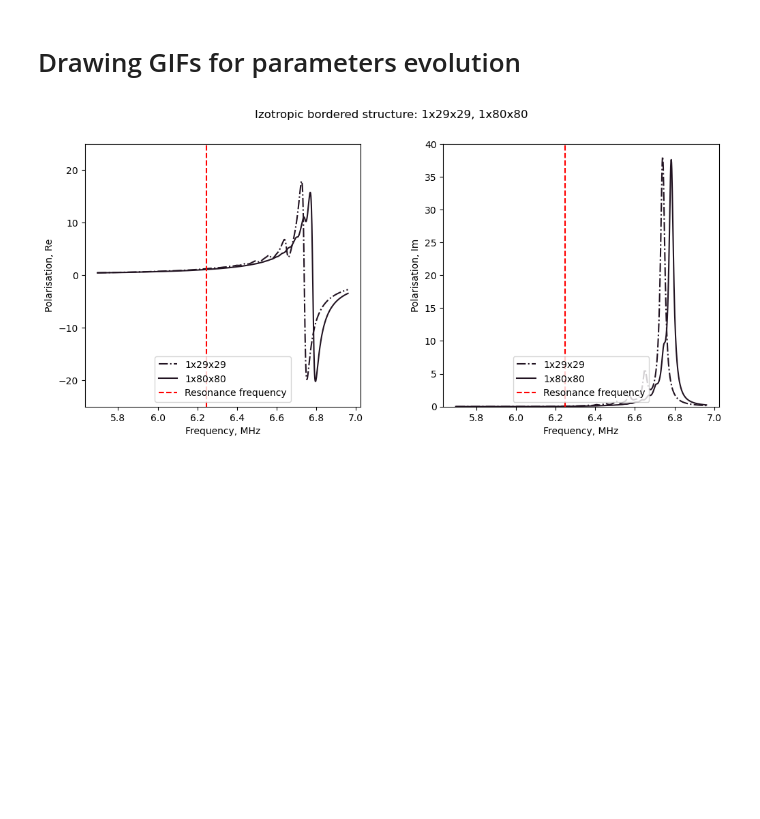
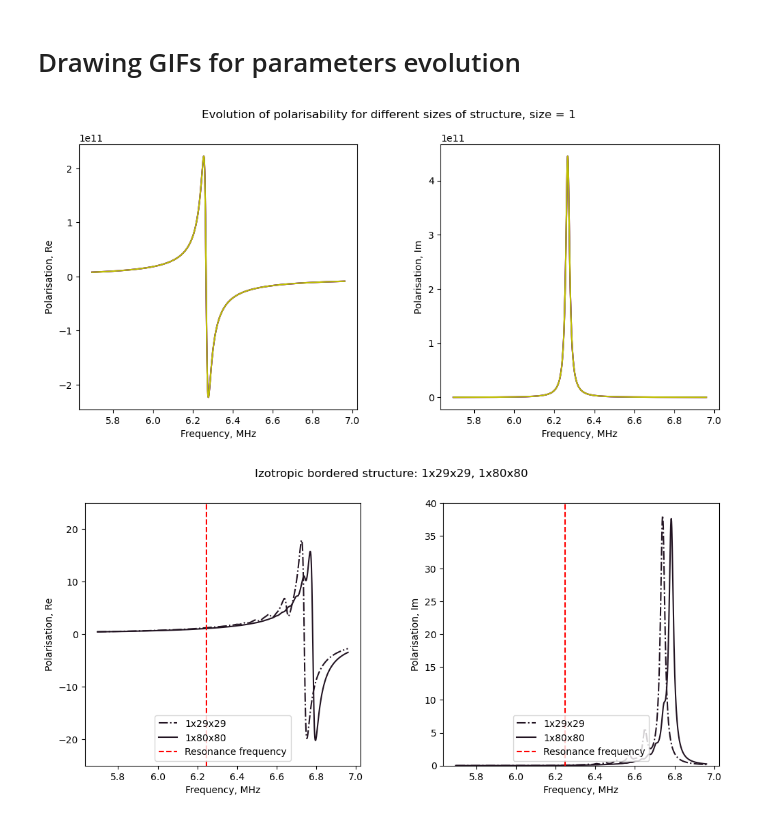
Before and after one commit to broshura/Discrete_Model_Of_Metamaterial_Lens, a Jupyter notebook: Code/FormComparing.ipynb, the cells around one changed output. Drawn from its saved outputs; the diff is of its cells as text; code cells hidden in the pictures; blank space fills up the shorter version.

```diff
--- a/Code/FormComparing.ipynb
+++ b/Code/FormComparing.ipynb
@@ -668,6 +523,98 @@ plt.show()
 [figure]
 # %% [markdown]
 # Drawing GIFs for parameters evolution
+# %%
+# Compare evolution of polarisability for real and imaginary parts.
+import matplotlib.pyplot as plt
+import numpy as np
+import json
+import os
+from tqdm import tqdm
+import matplotlib.animation as anime
+
+fig, ax = plt.subplots()
+# Numbers of plots in x and y axes
+
+def plot_GIF(i):
+    # Clearing figure and set figsize
+    plt.clf()
+    fig.set_size_inches(12, 5)
+
+    # Set title and space between plots
+
+    plt.subplots_adjust(wspace=0.3, hspace=0.3)
+    plt.suptitle(f"Evolution of polarisability for different sizes of structure, size = {i}")
+
+    # Plotting cube
+    Params['N'], Params['shape'] = to3D(i, i, i, 'zyx')
+    shape_cube = Params['shape']
+    name = f'{Params["Packing"]}_NoGrad_{Params["shape"]}_{Params["Orientations"]}_{Params["Solver_type"]}'
+    if os.path.exists(f"./DATA/{name}"):
+        data = open_model('DATA', Params, Currents = 'False', Polarization = 'True')
+        Omega = data['Omega']
+        RealPolarisation = data['Polarization'][:, 0].real
+        ImagPolarisation = data['Polarization'][:, 0].imag
+
+        plt.subplot(121)
+        plt.plot(Omega/2/np.pi/10**6, RealPolarisation, label = f'{shape_cube}', color = 'r')
+        plt.xlabel("Frequency, MHz")
+        plt.ylabel("Polarisation, Re")
+
+        plt.subplot(122)
+        plt.plot(Omega/2/np.pi/10**6, ImagPolarisation, label = f'{shape_cube}', color = 'r')
+        plt.xlabel("Frequency, MHz")
+        plt.ylabel("Polarisation, Im")
+
+    # Plotting flat
+    Params['N'], Params['shape'] = to3D(1, i, i, 'zyx')
+    shape_flat = Params['shape']
+    name = f'{Params["Packing"]}_NoGrad_{Params["shape"]}_{Params["Orientations"]}_{Params["Solver_type"]}'
+    if os.path.exists(f"./DATA/{name}"):
+        data = open_model('DATA', Params, Currents = 'False', Polarization = 'True')
+        Omega = data['Omega']
+        RealPolarisation = data['Polarization'][:, 0].real
+        ImagPolarisation = data['Polarization'][:, 0].imag
+
+        plt.subplot(121)
+        plt.plot(Omega/2/np.pi/10**6, RealPolarisation, label = f'{shape_flat}', color = 'b')
+        plt.xlabel("Frequency, MHz")
+        plt.ylabel("Polarisation, Re")
+
+        plt.subplot(122)
+        plt.plot(Omega/2/np.pi/10**6, ImagPolarisation, label = f'{shape_flat}', color = 'b')
+        plt.xlabel("Frequency, MHz")
+        plt.ylabel("Polarisation, Im")
+
+    # Plotting needle
+    Params['N'], Params['shape'] = to3D(i, 1, 1, 'zyx')
+    shape_needle = Params['shape']
+    name = f'{Params["Packing"]}_NoGrad_{Params["shape"]}_{Params["Orientations"]}_{Params["Solver_type"]}'
+    if os.path.exists(f"./DATA/{name}"):
+        data = open_model('DATA', Params, Currents = 'False', Polarization = 'True')
+        Omega = data['Omega']
+        RealPolarisation = data['Polarization'][:, 0].real
+        ImagPolarisation = data['Polarization'][:, 0].imag
+
+        plt.subplot(121)
+        plt.plot(Omega/2/np.pi/10**6, RealPolarisation, label = f'{shape_needle}', color = 'y')
+        plt.xlabel("Frequency, MHz")
+        plt.ylabel("Polarisation, Re")
+
+        plt.subplot(122)
+        plt.plot(Omega/2/np.pi/10**6, ImagPolarisation, label = f'{shape_needle}', color = 'y')
+        plt.xlabel("Frequency, MHz")
+        plt.ylabel("Polarisation, Im")
+
+
+# Make and save animation object
+ani = anime.FuncAnimation(fig, plot_GIF,
+                          frames = tqdm(range(1, 101)),
+                          interval = 50
+                          )
+
+ani.save(f'Size_increasing.gif', writer='pillow', fps=5, dpi=100)
+# %% [output]
+[figure, added]
 # %%
 # Compare evolution of polarisability for real and imaginary parts.
 import matplotlib.pyplot as plt
```
Also changed, not shown: parts of 12 cells of this notebook, 4 other files.
